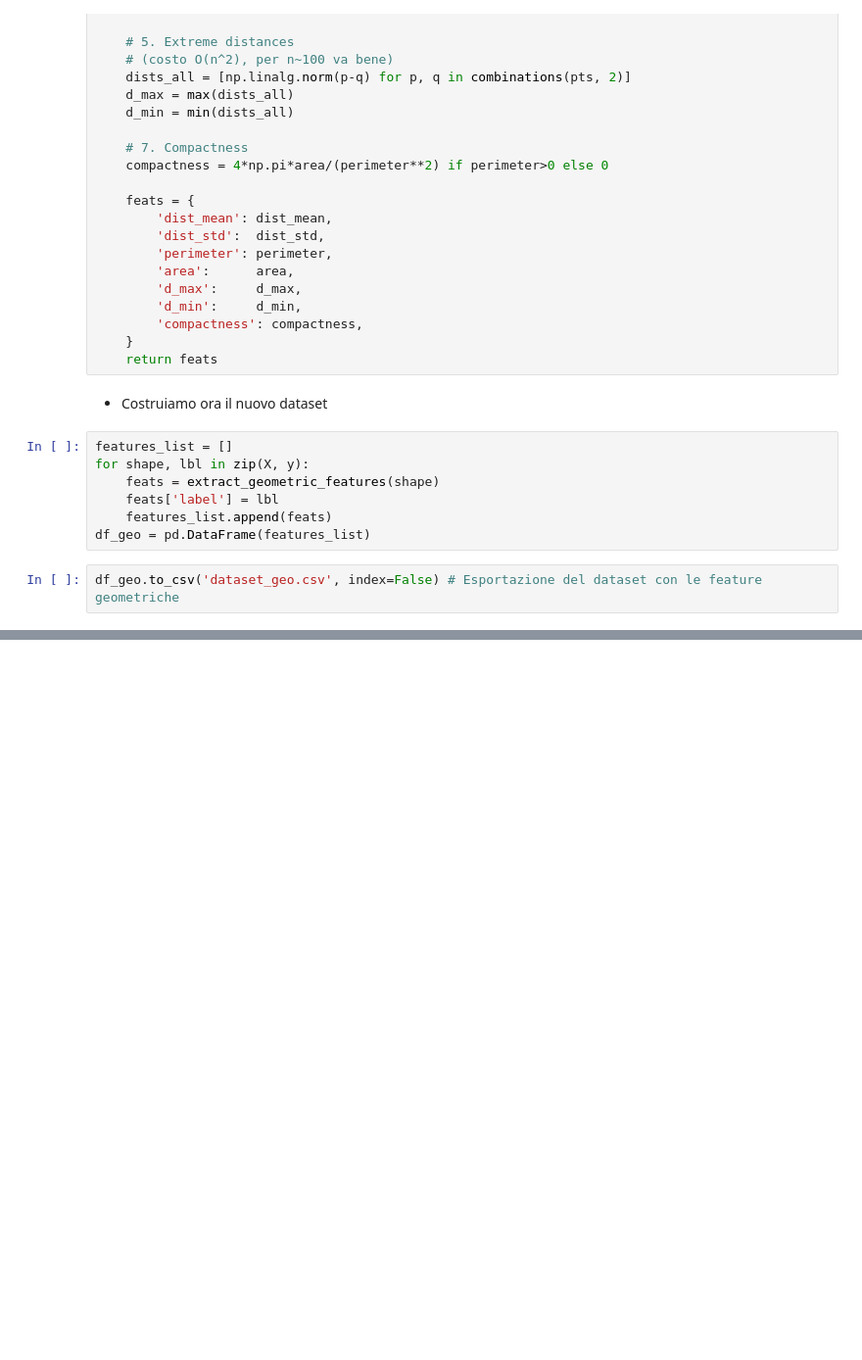
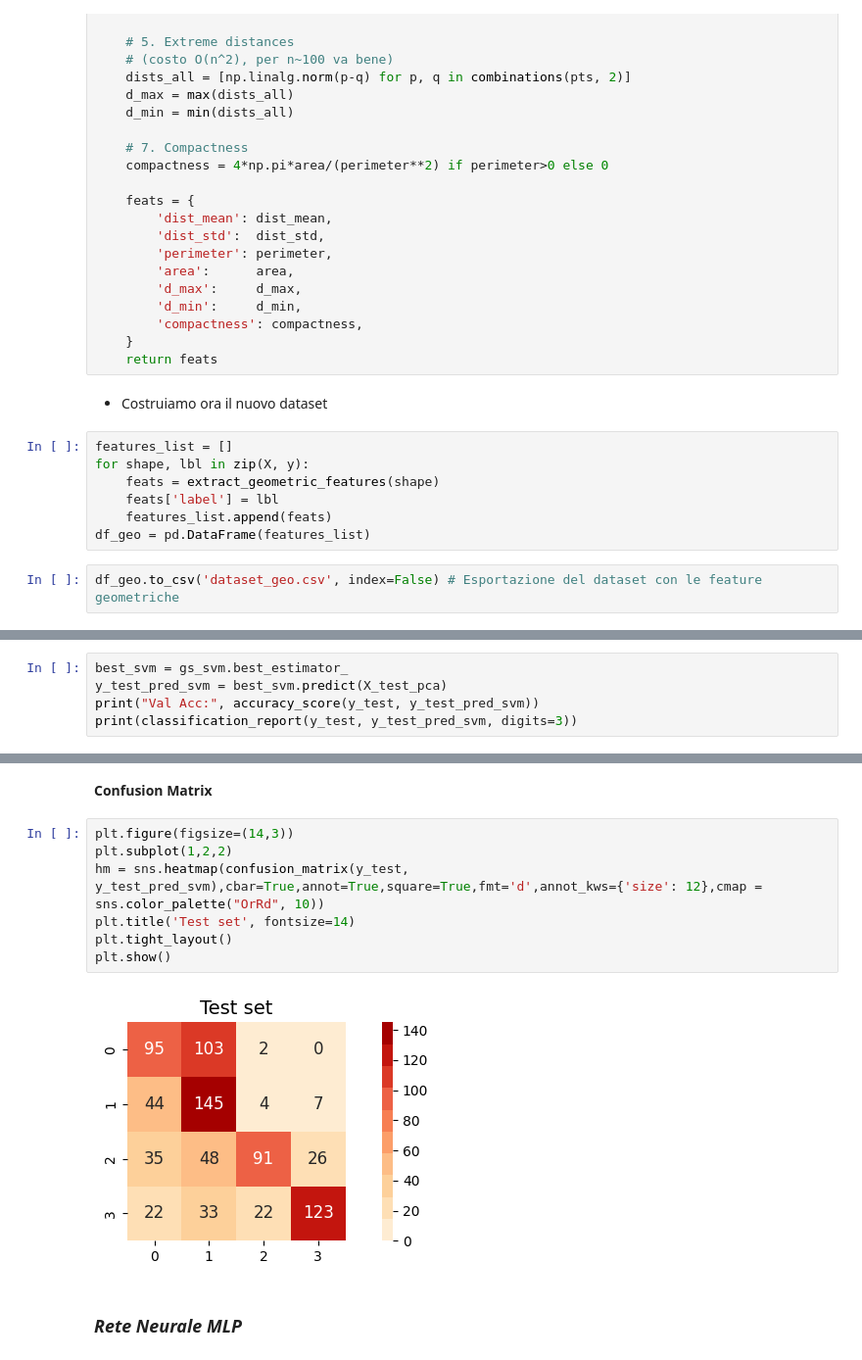
Before and after one commit to fettinz/Shape-recognition-Machine-Learning, a Jupyter notebook: Bellacopia.ipynb, the cells around one changed output, grey strips where cells are left out. Shown at 98% size. Drawn from its saved outputs; the diff is of its cells as text; blank space fills up the shorter version.

```diff
--- a/Bellacopia.ipynb
+++ b/Bellacopia.ipynb
@@ -451,0 +664,5 @@ df_geo.to_csv('dataset_geo.csv', index=False) # Esportazione del dataset con le
+# %%
+best_svm = gs_svm.best_estimator_
+y_test_pred_svm = best_svm.predict(X_test_pca)
+print("Val Acc:", accuracy_score(y_test, y_test_pred_svm))
+print(classification_report(y_test, y_test_pred_svm, digits=3))
@@ -451,0 +681,13 @@ df_geo.to_csv('dataset_geo.csv', index=False) # Esportazione del dataset con le
+# %% [markdown]
+**Confusion Matrix**
+# %%
+plt.figure(figsize=(14,3))
+plt.subplot(1,2,2)
+hm = sns.heatmap(confusion_matrix(y_test, y_test_pred_svm),cbar=True,annot=True,square=True,fmt='d',annot_kws={'size': 12},cmap = sns.color_palette("OrRd", 10))
+plt.title('Test set', fontsize=14)
+plt.tight_layout()
+plt.show()
+# %% [output]
+[figure, added]
+# %% [markdown]
+### *Rete Neurale MLP*
```
Also changed, not shown: parts of 49 cells of this notebook, 1 other file.
